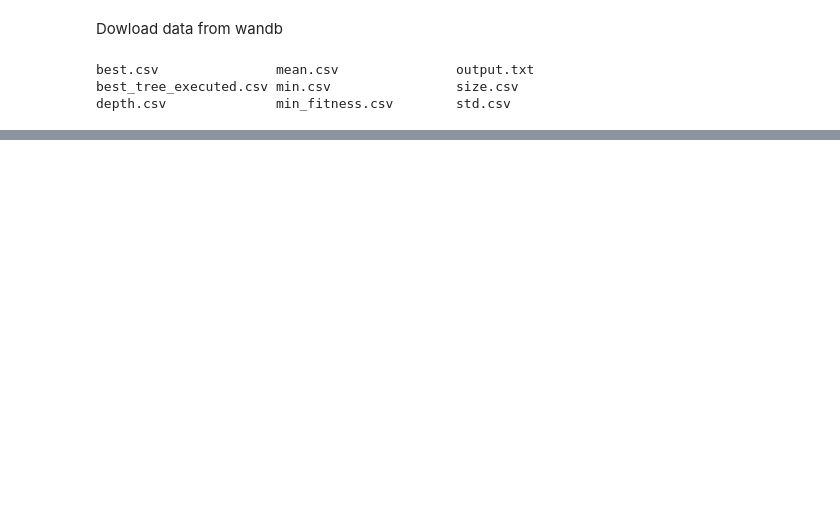
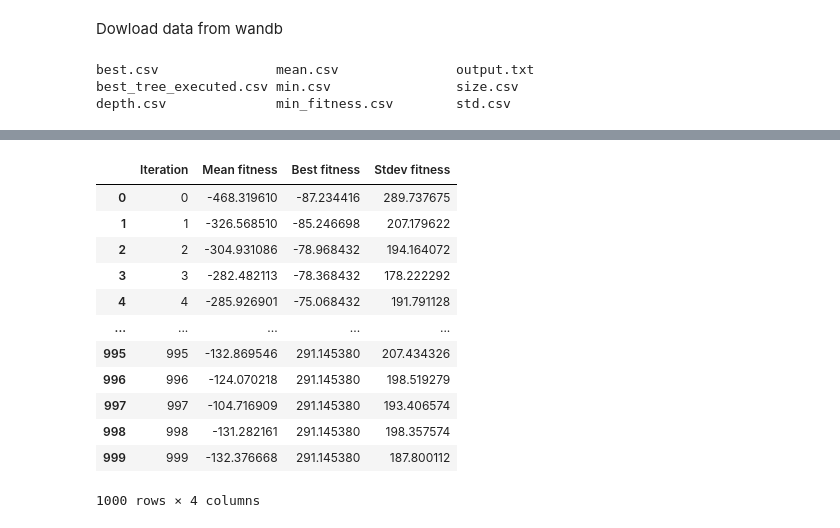
Before and after one commit to fedeizzo/comparison-NEAT-BT-on-OpenAI-Gyms, a Jupyter notebook: notebooks/lunarlander_bt_evalutation.ipynb, the cells around one changed output, grey strips where cells are left out. Saved outputs shown, nothing was run; the diff lists cells and outputs as text; code cells hidden in the pictures; blank space fills up the shorter version.

```diff
--- a/notebooks/lunarlander_bt_evalutation.ipynb
+++ b/notebooks/lunarlander_bt_evalutation.ipynb
@@ -44,6 +42,22 @@ KeyError: "['helpful-butterfly-83 - max_fitness__MAX', 'helpful-butterfly-83 - m
 # %%
 fitness = mean_fitness.merge(best_fitness).merge(std_fitness)
 # node_stats = nodes_number.merge(enabled_connections_number).merge(connections_number)
+# %%
+fitness
+# %% [output]
+|  | Iteration | Mean fitness | Best fitness | Stdev fitness |
+| 0 | 0 | -468.319610 | -87.234416 | 289.737675 |
+| 1 | 1 | -326.568510 | -85.246698 | 207.179622 |
+| 2 | 2 | -304.931086 | -78.968432 | 194.164072 |
+| 3 | 3 | -282.482113 | -78.368432 | 178.222292 |
+| 4 | 4 | -285.926901 | -75.068432 | 191.791128 |
+| ... | ... | ... | ... | ... |
+| 995 | 995 | -132.869546 | 291.145380 | 207.434326 |
+| 996 | 996 | -124.070218 | 291.145380 | 198.519279 |
+| 997 | 997 | -104.716909 | 291.145380 | 193.406574 |
+| 998 | 998 | -131.282161 | 291.145380 | 198.357574 |
+| 999 | 999 | -132.376668 | 291.145380 | 187.800112 |
+1000 rows × 4 columns
 # %%
 fig, ax = plt.subplots(1)
 #ax2 = ax.twinx()
```
Also changed, not shown: parts of 2 cells of this notebook, 23 other files.
